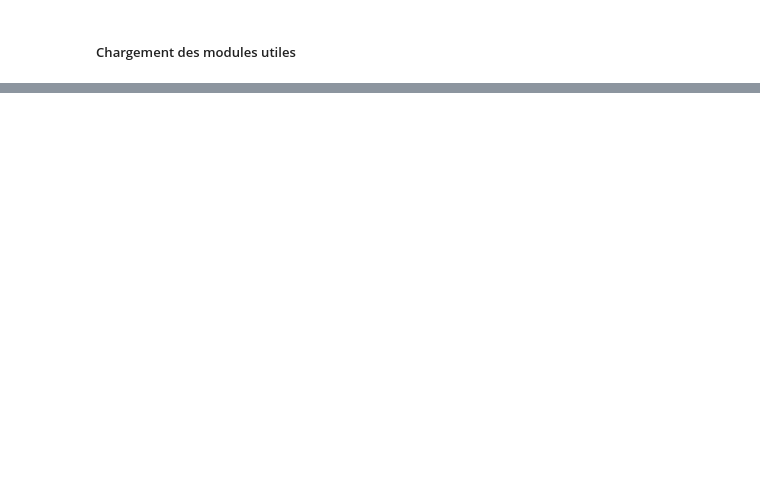
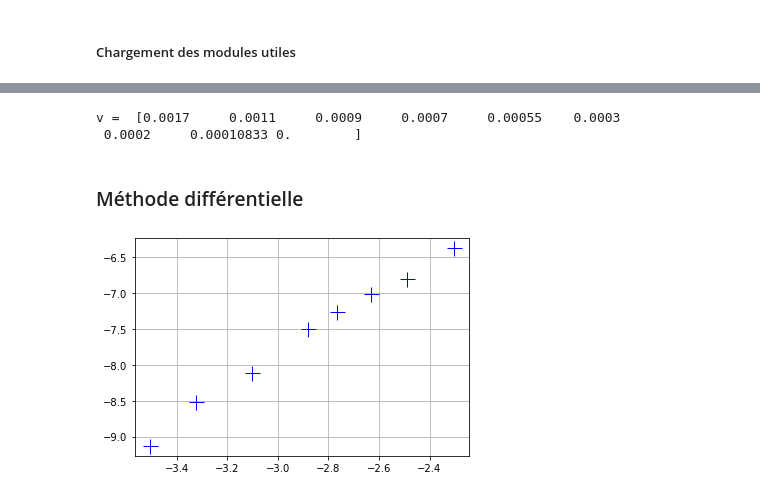
Before and after one commit to aurelien-pascal/chimie, a Jupyter notebook: chimie.ipynb, the cells around one changed output, grey strips where cells are left out. Saved outputs shown, nothing was run; the diff lists cells and outputs as text; code cells hidden in the pictures; blank space fills up the shorter version.

```diff
--- a/chimie.ipynb
+++ b/chimie.ipynb
@@ -64,16 +4,0 @@ Pour répéter ces étapes on utilise la boucle suivante :
-# %%
-N_etapes = 10
-limite_superieure = b1
-limite_inferieure = a1
-
-for i in range(N_etapes):
-    m = (limite_superieure + limite_inferieure) / 2 # calcul du point milieu
-    y = f1(m) # calcul de f(m)
-    if y>0:
-        limite_superieure = m
-    else:
-        limite_inferieure = m
-
-
-print("inf : ",limite_inferieure)
-print("sup : ",limite_superieure)
@@ -177,0 +25,18 @@ zero de la fonction :  0.00022810458575435173
+# %%
+v = np.zeros(len(t))
+for i in range(len(t)-1):
+    v[i] = ( c[i+1] - c[i] ) / ( t[i+1] - t[i] )
+v[-1] = 0
+print("v = ",v)
+# %% [output]
+v =  [0.0017     0.0011     0.0009     0.0007     0.00055    0.0003
+ 0.0002     0.00010833 0.        ]
+# %% [markdown]
+### Méthode différentielle
+# %%
+c0 = 1.0e-1
+plt.plot( np.log( ( c0 - c[:-1] ) ) , np.log(v[:-1]) ,'b+' ,ms=15)
+plt.grid()
+plt.show()
+# %% [output]
+[figure, added]
```
Also changed, not shown: parts of 45 cells of this notebook, 1 other file.
